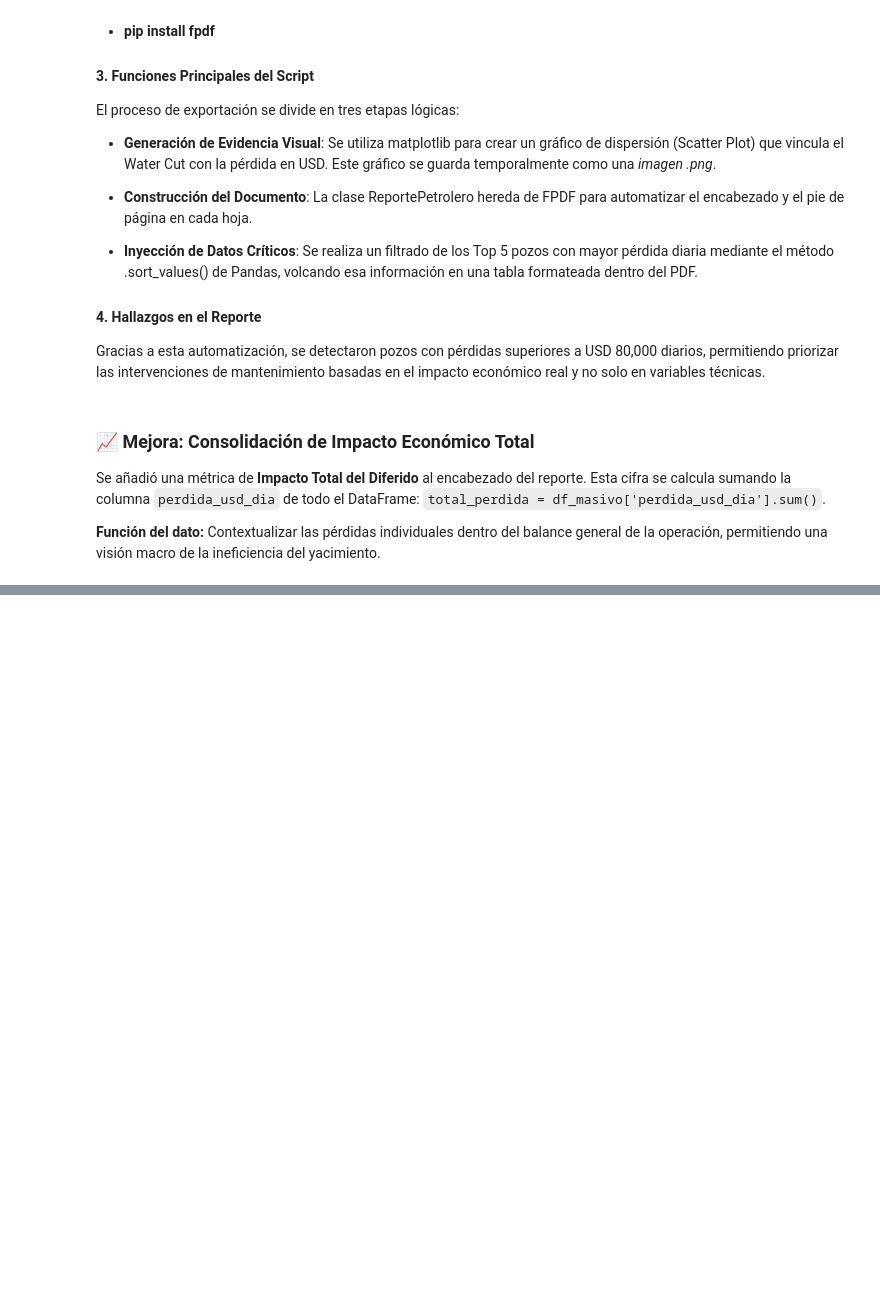
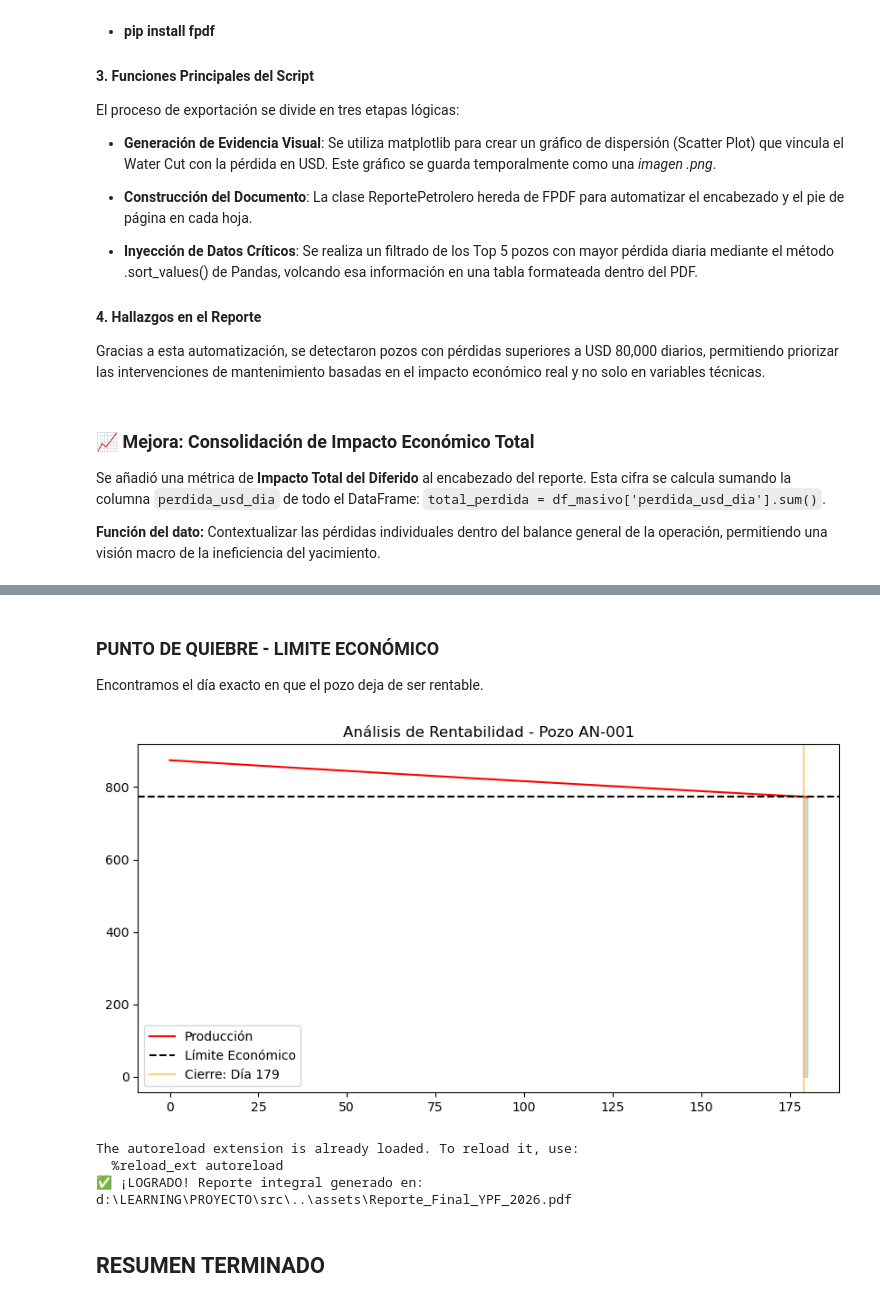
Before and after one commit to SiRoDevSoft/analisis_eficiencia_vaca_muerta, a Jupyter notebook: notebooks/monitor_eficiencia.ipynb, the cells around one changed output, grey strips where cells are left out. Saved outputs shown, nothing was run; the diff lists cells and outputs as text; code cells hidden in the pictures; blank space fills up the shorter version.

```diff
--- a/notebooks/monitor_eficiencia.ipynb
+++ b/notebooks/monitor_eficiencia.ipynb
@@ -537,0 +594,62 @@ except Exception as e:
+# %% [markdown]
+### PUNTO DE QUIEBRE - LIMITE ECONÓMICO
+
+Encontramos el día exacto en que el pozo deja de ser rentable.
+# %%
+from funciones_petroleras import calcular_limite_economico
+
+# Parámetros de negocio
+PRECIO_BRENT = 75  # USD/bbl
+COSTO_OPERATIVO = 58000 # USD/día (Aprox. lo que gasta un pozo promedio en Vaca Muerta)
+
+dia_quiebre = calcular_limite_economico(produccion_futura, COSTO_OPERATIVO, PRECIO_BRENT)
+
+# Graficamos con la línea de peligro
+plt.figure(figsize=(10, 5))
+plt.plot(dias_proyeccion, produccion_futura, color='red', label='Producción')
+plt.axhline(y=COSTO_OPERATIVO/PRECIO_BRENT, color='black', linestyle='--', label='Límite Económico')
+
+if dia_quiebre:
+    plt.axvline(x=dia_quiebre, color='orange', alpha=0.5, label=f'Cierre: Día {dia_quiebre}')
+    plt.fill_between(dias_proyeccion[dia_quiebre:], produccion_futura[dia_quiebre:], color='gray', alpha=0.3)
+
+plt.savefig('../assets/grafico_emulsion.png') # El de los puntos de colores
+plt.savefig('../assets/grafico_declinacion.png') # El de la curva roja con límite
+plt.title("Análisis de Rentabilidad - Pozo AN-001")
+plt.legend()
+plt.show()
+# %% [output]
+[figure, added]
+# %%
+# 1. Aseguramos que el path sea correcto y habilitamos autoreload
+import sys
+import os
+%load_ext autoreload
+%autoreload 2
+
+ruta_src = os.path.abspath(os.path.join(os.getcwd(), '..', 'src'))
+if ruta_src not in sys.path:
+    sys.path.append(ruta_src)
+
+# 2. Importamos el nombre actualizado (según el análisis anterior)
+# Si en tu archivo .py le pusiste 'generar_reporte_avanzado', usá ese nombre.
+from reporte_motor import generar_reporte_avanzado
+
+# 3. EJECUCIÓN CON PARÁMETROS DE INGENIERÍA
+try:
+    # Pasamos los 3 pilares: datos históricos, el día de quiebre y la curva futura
+    ruta = generar_reporte_avanzado(
+        df=df_masivo,
+        df_historico=df_analisis,        # Calculado en Celda 1
+        dia_quiebre=dia_quiebre,         # Calculado en Celda 3
+        produccion_futura=produccion_futura # Calculado en Celda 2
+    )
+    print(f"✅ ¡LOGRADO! Reporte integral generado en: {ruta}")
+except Exception as e:
+    print(f"❌ Error durante la generación: {e}")
+# %% [output]
+The autoreload extension is already loaded. To reload it, use:
+  %reload_ext autoreload
+✅ ¡LOGRADO! Reporte integral generado en: d:\LEARNING\PROYECTO\src\..\assets\Reporte_Final_YPF_2026.pdf
+# %% [markdown]
+## RESUMEN TERMINADO
```
Also changed, not shown: parts of 17 cells of this notebook, 15 other files.
